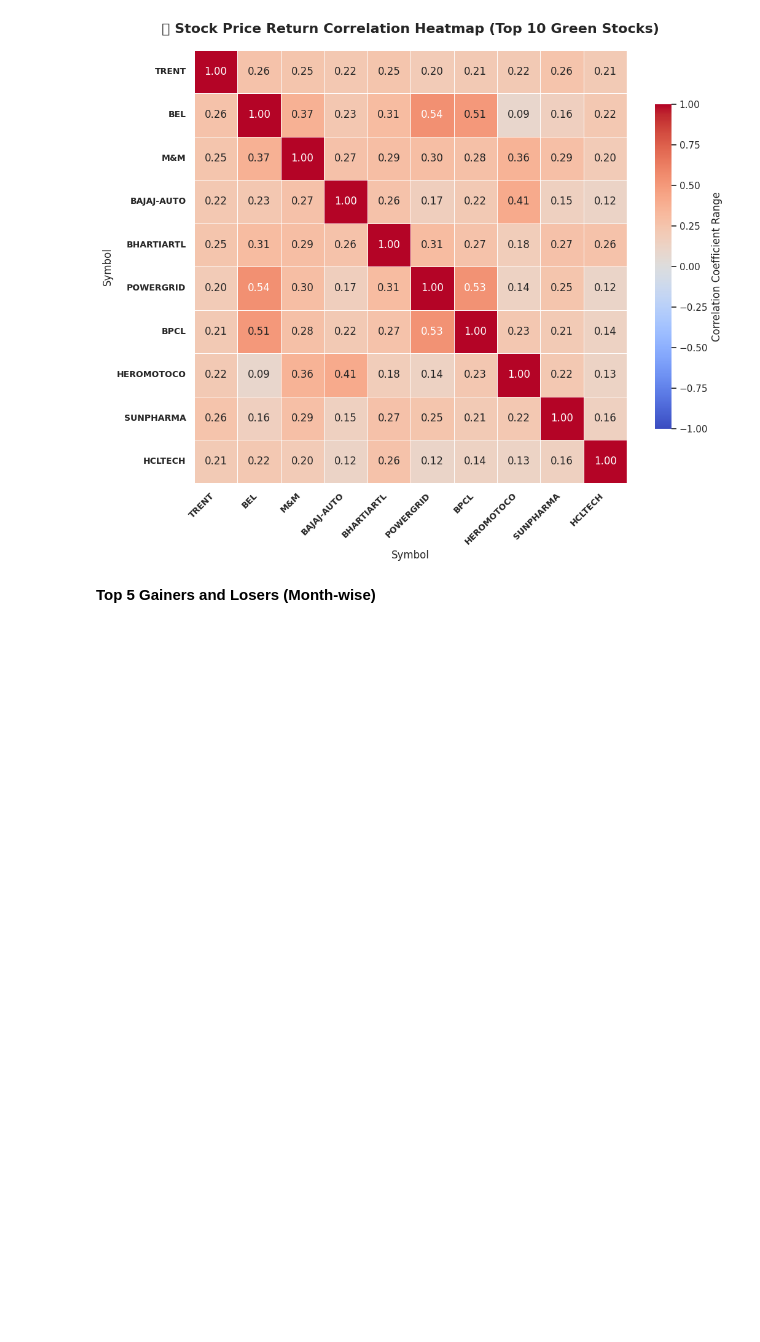
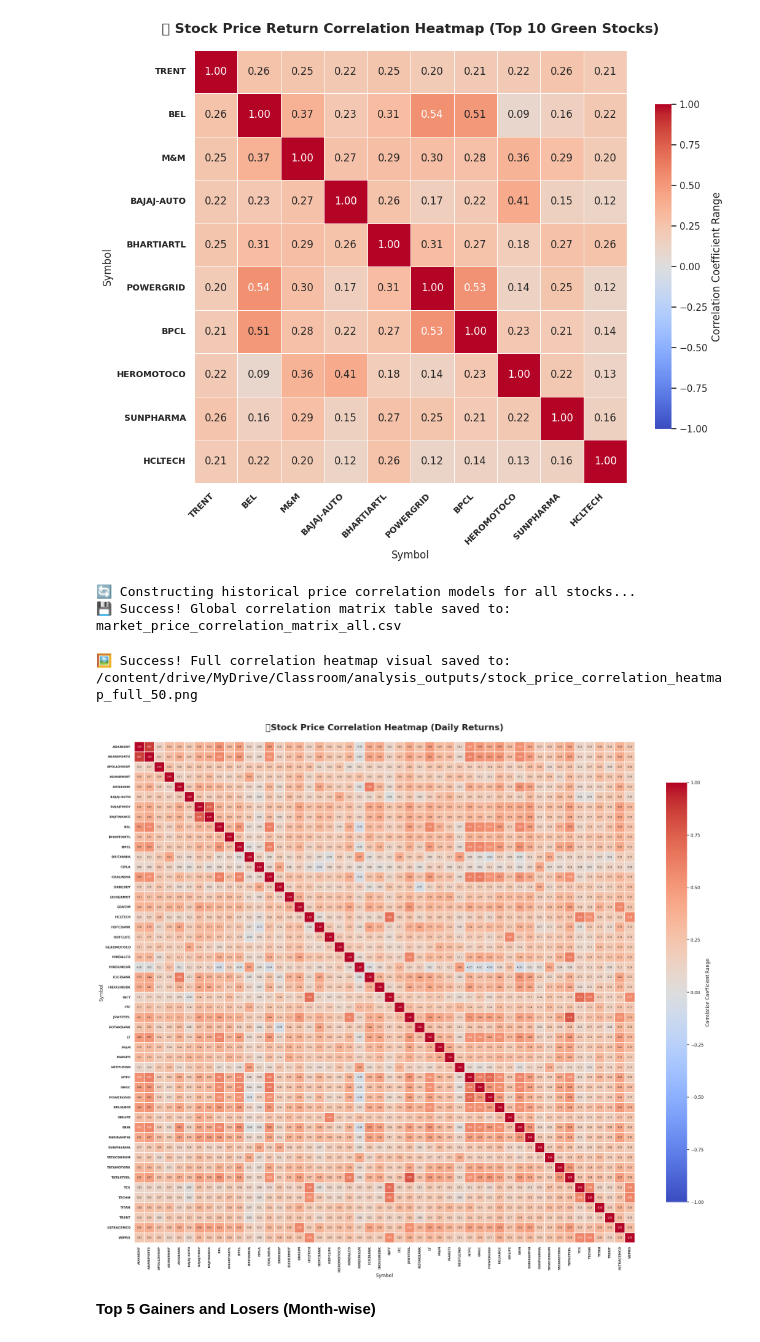
Before and after one commit to samreenfathima18/guvi-project2, a Jupyter notebook: Data_Driven_Stock_Analysis.ipynb, the cells around one changed output. Cells and saved outputs as stored; diff of their text form; code cells hidden in the pictures; blank space fills up the shorter version.

```diff
--- a/Data_Driven_Stock_Analysis.ipynb
+++ b/Data_Driven_Stock_Analysis.ipynb
@@ -664,6 +586,73 @@ plt.show()
 💾 Success! Full correlation matrix table saved to: market_price_correlation_matrix1.csv
 🖼️ Success! Correlation heatmap visual saved to: /content/drive/MyDrive/Classroom/analysis_outputs/stock_price_correlation_heatmap1.png
 [figure]
+# %%
+import numpy as np
+import matplotlib.pyplot as plt
+import seaborn as sns
+import os
+
+# ==========================================
+# 4. STOCK PRICE CORRELATION ANALYSIS
+# ==========================================
+print("🔄 Constructing historical price correlation models for all stocks...")
+
+# Step 1: Pivot the dataset into a time-series grid (Rows = Dates, Columns = Stock Symbols)
+df_price_pivot = df_master.pivot(index='Date', columns='Symbol', values='Close')
+
+# Step 2: Calculate daily percentage returns (ensures correlation reflects movement, not raw price scale)
+df_daily_returns_pct = df_price_pivot.pct_change().replace([np.inf, -np.inf], np.nan).dropna(how='all')
+
+# Step 3: Compute the comprehensive Pearson correlation matrix across all 50 stocks
+df_full_correlation_matrix = df_daily_returns_pct.corr()
+
+# 💾 SAVE THE FULL MATRIX CORRELATION TABLE AS A CSV FILE
+path_correlation_csv = os.path.join(output_directory, 'market_price_correlation_matrix_all.csv')
+df_full_correlation_matrix.to_csv(path_correlation_csv)
+print(f"💾 Success! Global correlation matrix table saved to: {os.path.basename(path_correlation_csv)}")
+
+
+# ==========================================
+# 🎨 FULL UNMASKED CORRELATION HEATMAP VISUALIZATION
+# ==========================================
+# 🔍 SCALE UP CANVAS: Large 24x22 inch figure gives all 50 rows and 50 columns adequate breathing room
+plt.figure(figsize=(24, 22))
+sns.set_theme(style="white")
+
+# Step 4: Plot the complete, unmasked heatmap matching all operational metrics
+sns.heatmap(
+    df_full_correlation_matrix,
+    mask=None,                # 🔍 MODIFIED: Set to None to show the complete, traditional 50x50 grid
+    annot=True,               # Display correlation coefficient values inside each square
+    cmap='coolwarm',          # Red = high positive correlation, Blue = negative correlation, White = independent
+    fmt=".2f",                # Limit decimal outputs to 2 places
+    vmin=-1, vmax=1,          # Lock boundaries to strict financial correlation coefficient limits
+    square=True,              # Force cells into perfect squares
+    linewidths=.1,            # Ultra-thin borders to prevent gridlines from swallowing cell colors
+    annot_kws={"size": 5.5},  # 🔍 SCALED DOWN: Micro font size ensures numbers don't bleed out of squares
+    cbar_kws={"shrink": .7, "label": "Correlation Coefficient Range"}
+)
+
+# Polish titles, label alignments, and axis dimensions
+plt.title('🔲Stock Price Correlation Heatmap (Daily Returns)', fontsize=22, fontweight='bold', pad=30)
+
+# 🔍 OPTIMIZED ALIGNMENTS: Standard 90-degree tilt for tight layout distribution
+plt.xticks(rotation=90, ha='center', fontweight='bold', fontsize=8)
+plt.yticks(rotation=0, fontweight='bold', fontsize=8)
+
+plt.tight_layout()
+
+# 💾 SAVE PLOT TO DRIVE BEFORE RUNNING plt.show()
+chart_heatmap_path = os.path.join(output_directory, 'stock_price_correlation_heatmap_full_50.png')
+plt.savefig(chart_heatmap_path, dpi=300) # Saved at high 300 DPI density so zooming in remains crystal clear
+print(f"🖼️ Success! Full correlation heatmap visual saved to: {chart_heatmap_path}\n")
+
+plt.show()
+# %% [output]
+🔄 Constructing historical price correlation models for all stocks...
+💾 Success! Global correlation matrix table saved to: market_price_correlation_matrix_all.csv
+🖼️ Success! Full correlation heatmap visual saved to: /content/drive/MyDrive/Classroom/analysis_outputs/stock_price_correlation_heatmap_full_50.png
+[figure, added]
 # %% [markdown]
 **Top 5 Gainers and Losers (Month-wise)**
 # %%
```
Also changed, not shown: parts of 8 cells of this notebook.
